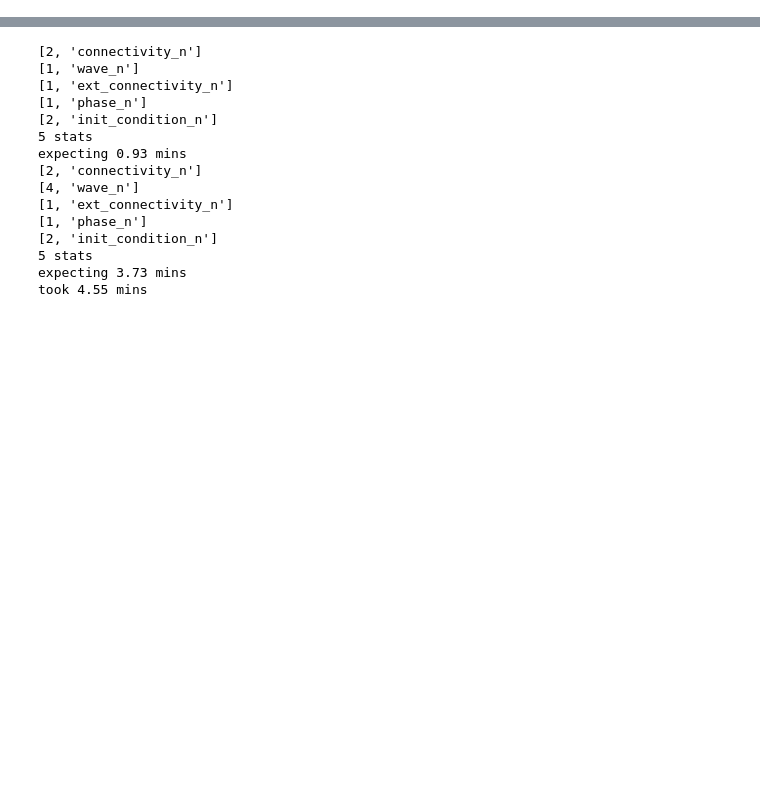
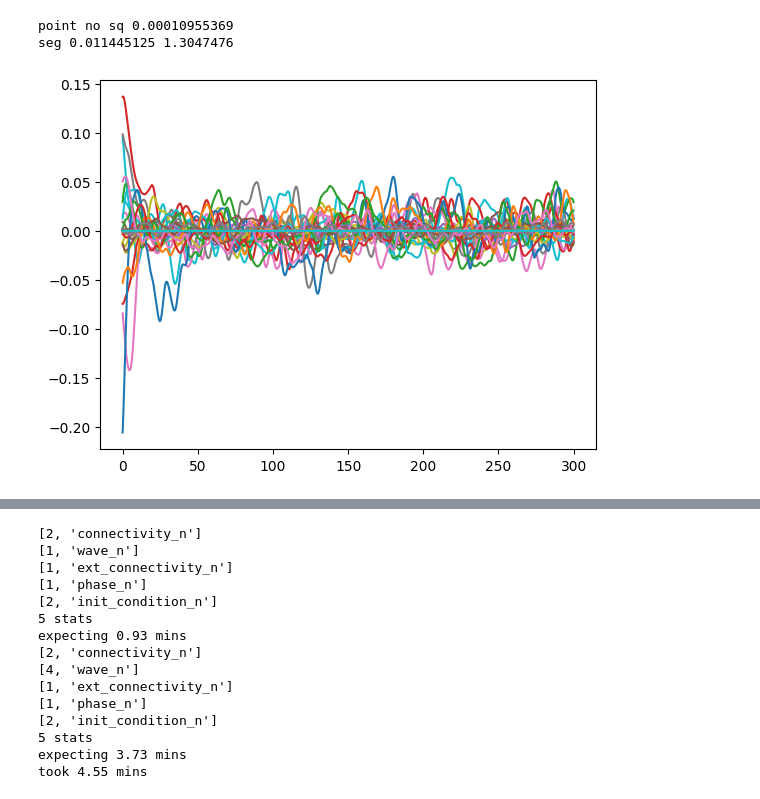
Before and after one commit to zhaoz0314/random-EI, a Jupyter notebook: pseudospatial/0_4-4_0_test.ipynb, the cells around one changed output, grey strips where cells are left out. Drawn from its saved outputs; the diff is of its cells as text; code cells hidden in the pictures; blank space fills up the shorter version.

```diff
--- a/pseudospatial/0_4-4_0_test.ipynb
+++ b/pseudospatial/0_4-4_0_test.ipynb
@@ -137,0 +162,10 @@ plt.xlim(0,30)
+# %%
+for idx in range(50):
+  plt.plot(jnp.arange(resolution * 300)/resolution, r_ccov_s[test_idx][0,idx,:resolution * 300])
+print("point no sq",jnp.mean(r_ccov_s[test_idx][0,:,resolution * 300])**2*part_n)
+print("seg",jnp.mean(jnp.mean(r_ccov_s[test_idx][0,:,resolution * 200:resolution * 300], axis= -1)**2)*part_n,
+      jnp.mean(r_ccov_s[test_idx][:,:,0] ** 2)*part_n)
+# %% [output]
+point no sq 0.00010955369
+seg 0.011445125 1.3047476
+[figure, added]
```
Also changed, not shown: parts of 13 cells of this notebook, 1 other file.
